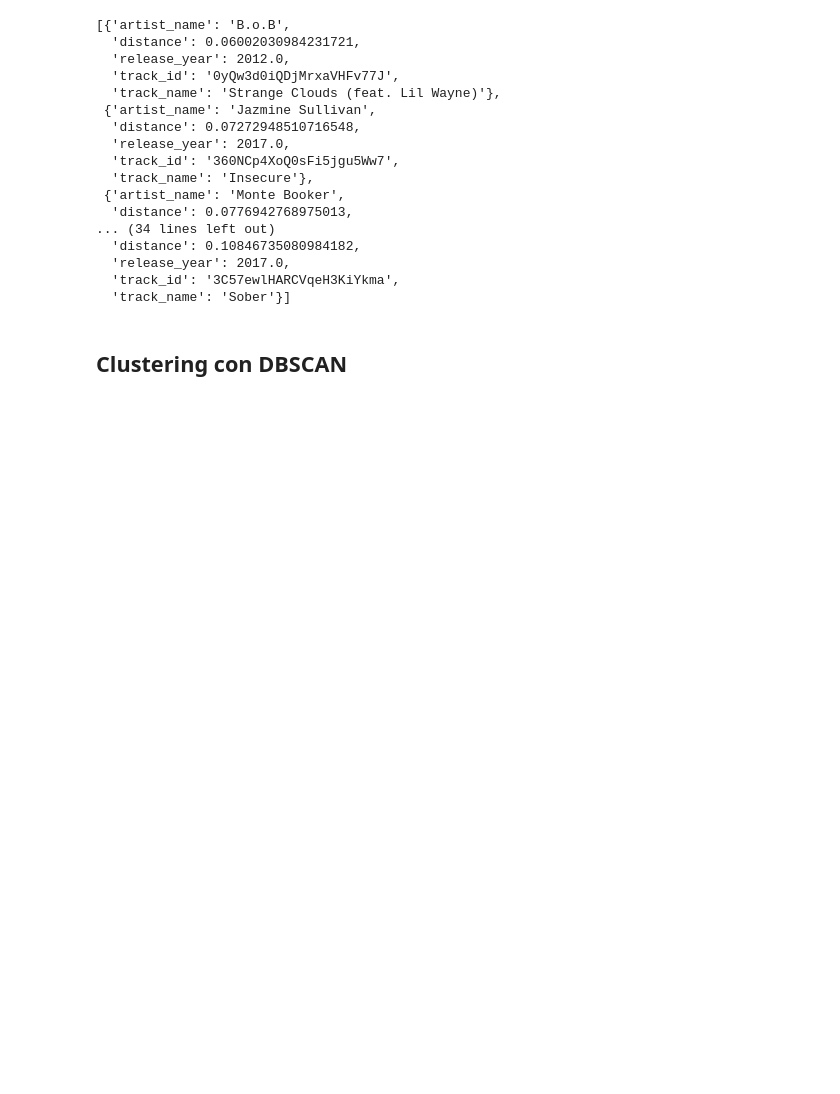
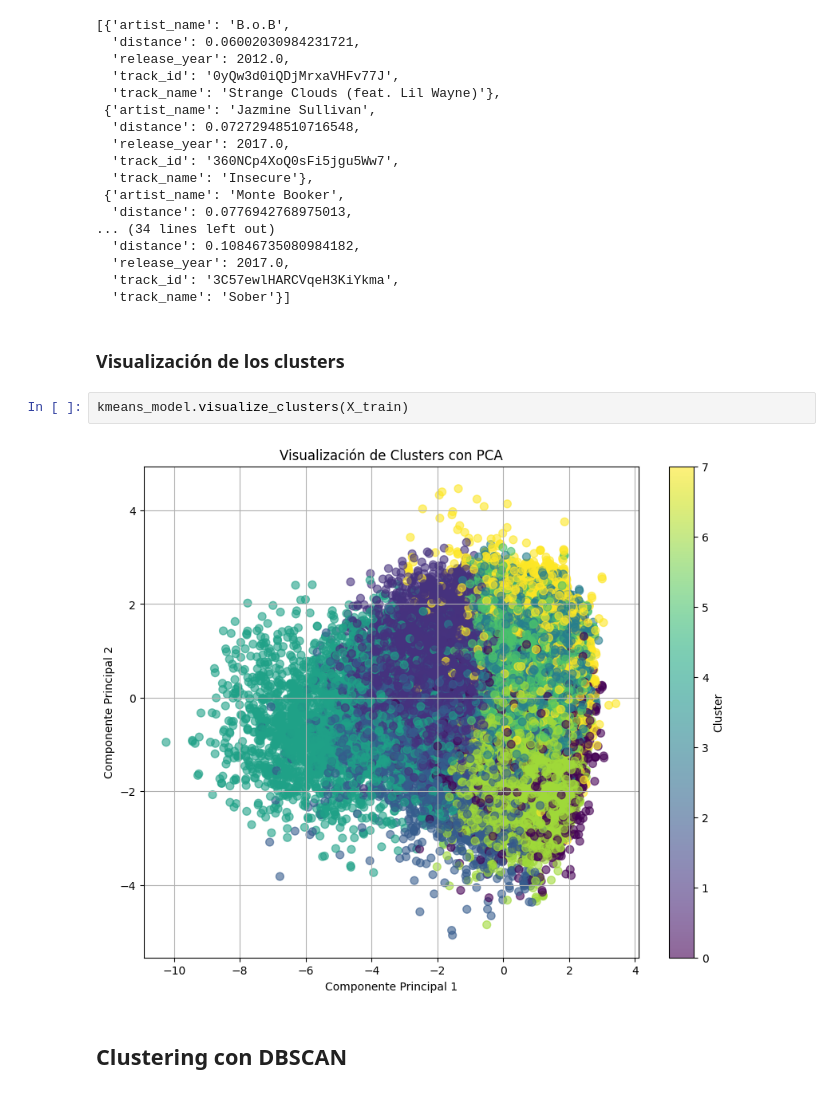
Before and after one commit to AndresChacon00/SongRecommenderAI, a Jupyter notebook: eda.ipynb, the cells around one changed output. Saved outputs shown, nothing was run; the diff lists cells and outputs as text; blank space fills up the shorter version.

```diff
--- a/eda.ipynb
+++ b/eda.ipynb
@@ -427,6 +509,12 @@ pprint.pprint(recomendaciones_kmeans)
   'release_year': 2017.0,
   'track_id': '3C57ewlHARCVqeH3KiYkma',
   'track_name': 'Sober'}]
+# %% [markdown]
+### Visualización de los clusters
+# %%
+kmeans_model.visualize_clusters(X_train)
+# %% [output]
+[figure, added]
 # %% [markdown]
 ## Clustering con DBSCAN
 # %% [markdown]
```
Also changed, not shown: parts of 9 cells of this notebook.
